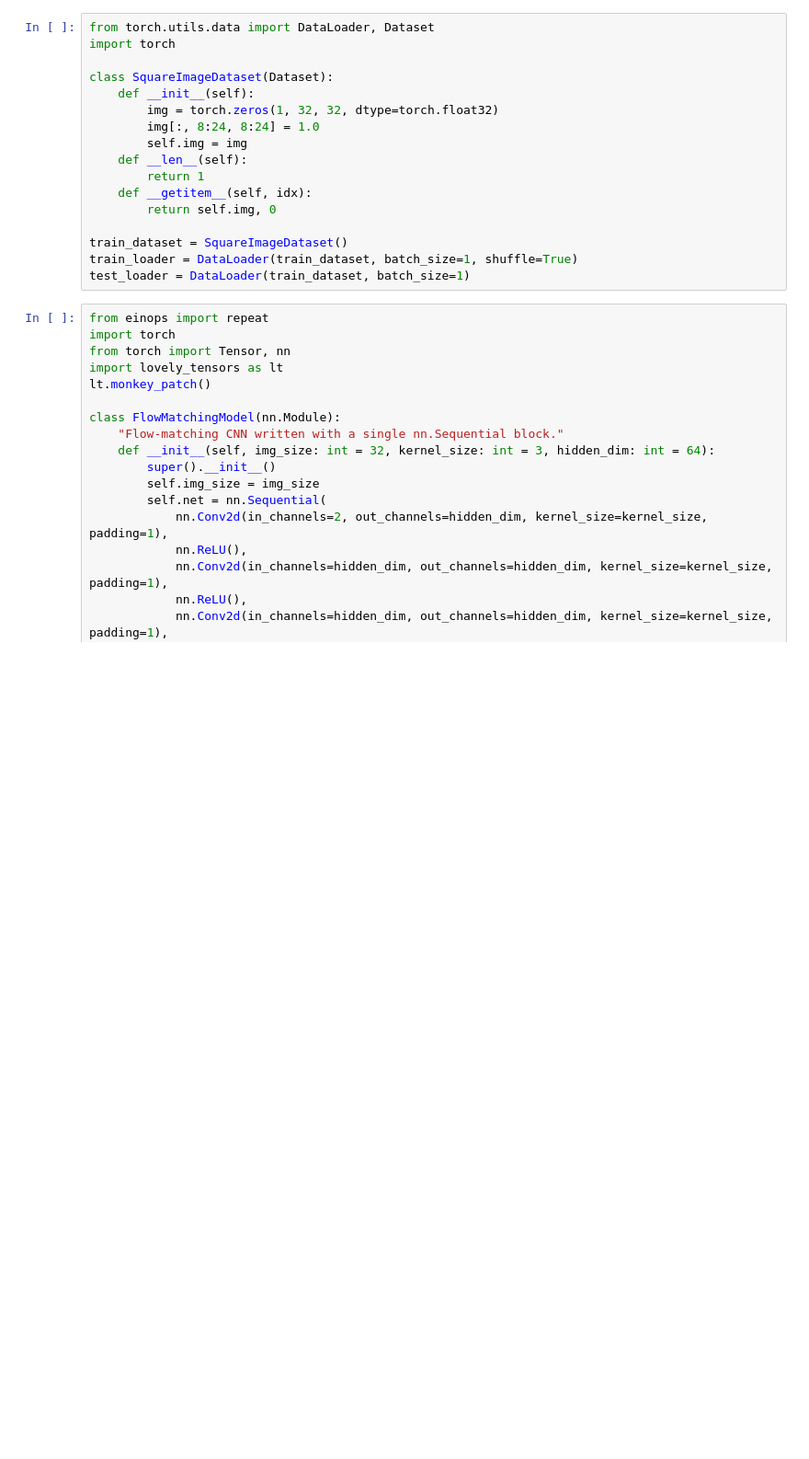
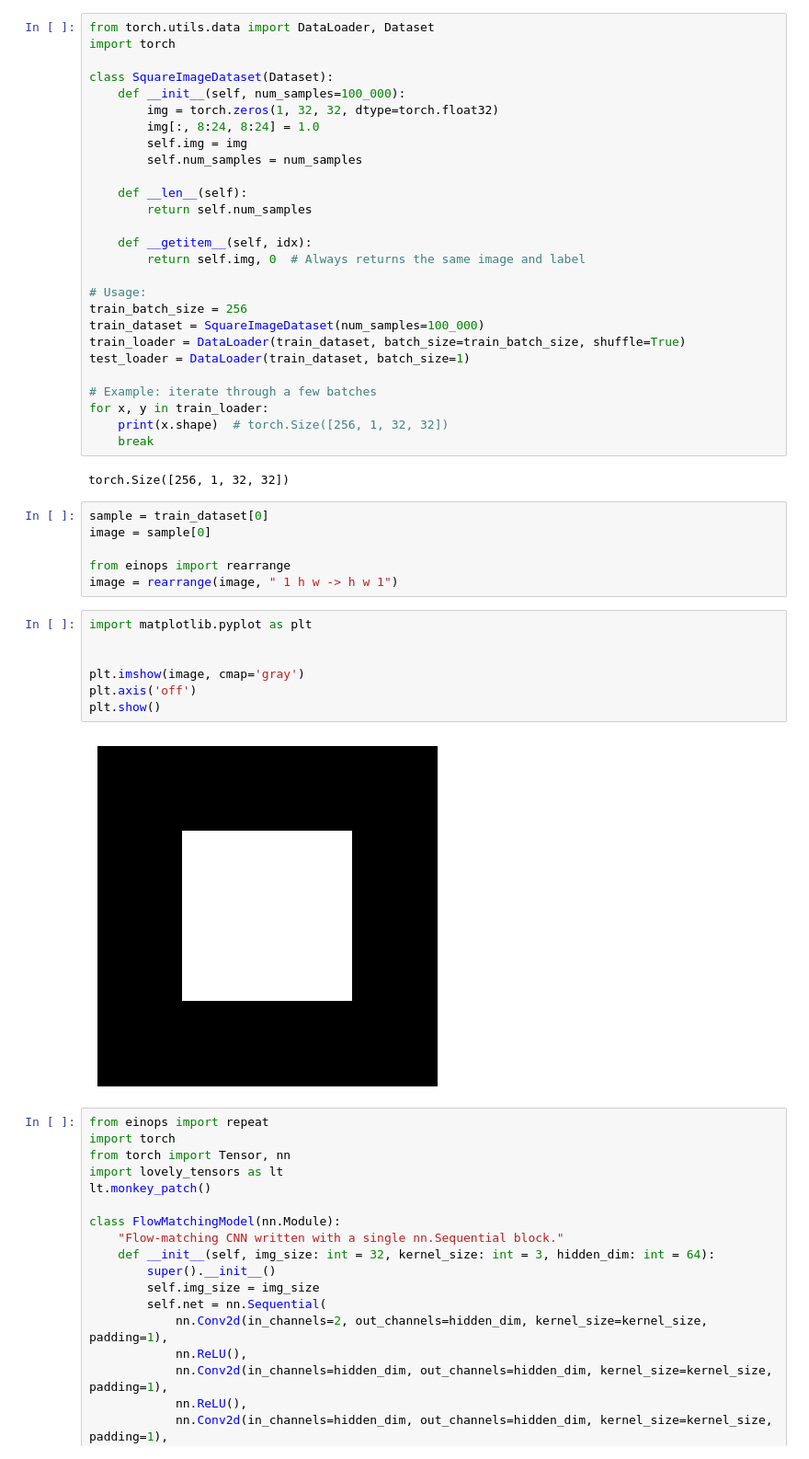
Before and after one commit to FrancoisPorcher/flow_matching, a Jupyter notebook: francois/notebooks/black_white_overfit_image.ipynb, the cells around one changed output. Shown at 92% size. Drawn from its saved outputs; the diff is of its cells as text; blank space fills up the shorter version.

```diff
--- a/francois/notebooks/black_white_overfit_image.ipynb
+++ b/francois/notebooks/black_white_overfit_image.ipynb
@@ -3,18 +3,45 @@ from torch.utils.data import DataLoader, Dataset
 import torch
 
 class SquareImageDataset(Dataset):
-    def __init__(self):
+    def __init__(self, num_samples=100_000):
         img = torch.zeros(1, 32, 32, dtype=torch.float32)
         img[:, 8:24, 8:24] = 1.0
         self.img = img
+        self.num_samples = num_samples
+
     def __len__(self):
-        return 1
+        return self.num_samples
+
     def __getitem__(self, idx):
-        return self.img, 0
+        return self.img, 0  # Always returns the same image and label
 
-train_dataset = SquareImageDataset()
-train_loader = DataLoader(train_dataset, batch_size=1, shuffle=True)
+# Usage:
+train_batch_size = 256
+train_dataset = SquareImageDataset(num_samples=100_000)
+train_loader = DataLoader(train_dataset, batch_size=train_batch_size, shuffle=True)
 test_loader = DataLoader(train_dataset, batch_size=1)
+
+# Example: iterate through a few batches
+for x, y in train_loader:
+    print(x.shape)  # torch.Size([256, 1, 32, 32])
+    break
+# %% [output]
+torch.Size([256, 1, 32, 32])
+# %%
+sample = train_dataset[0]
+image = sample[0]
+
+from einops import rearrange
+image = rearrange(image, " 1 h w -> h w 1")
+# %%
+import matplotlib.pyplot as plt
+
+
+plt.imshow(image, cmap='gray')
+plt.axis('off')
+plt.show()
+# %% [output]
+[figure, added]
 # %%
 from einops import repeat
 import torch
```
Also changed, not shown: parts of 2 cells of this notebook, 9 other files.
